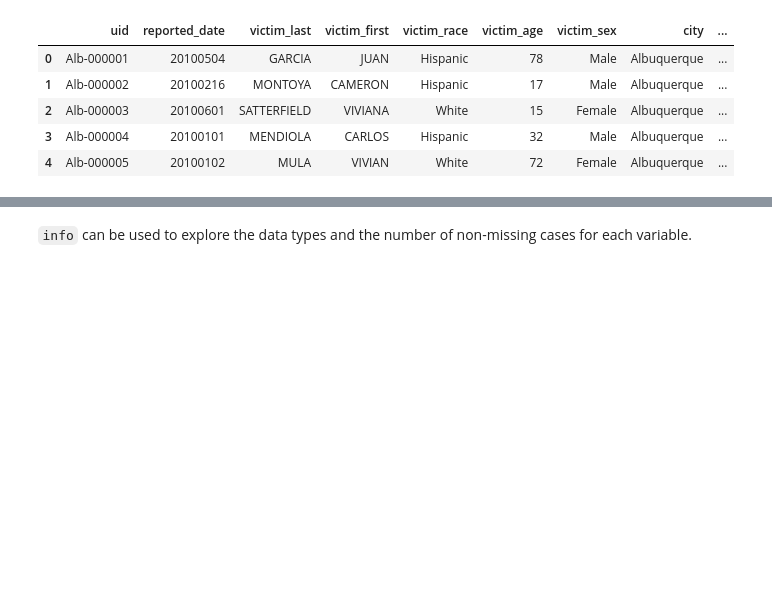
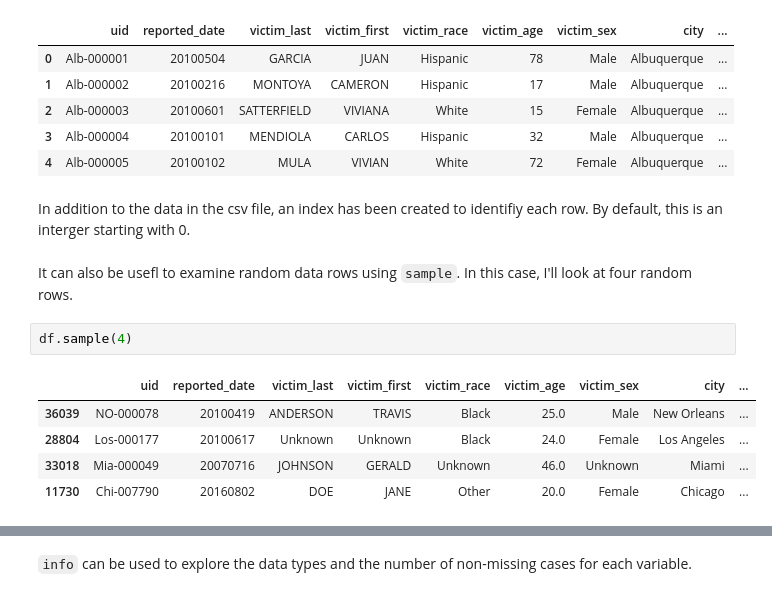
Before and after one commit to nealcaren/book1, a Jupyter notebook: content/pandas.ipynb, the cells around one changed output, grey strips where cells are left out. Drawn from its saved outputs; the diff is of its cells as text; blank space fills up the shorter version.

```diff
--- a/content/pandas.ipynb
+++ b/content/pandas.ipynb
@@ -89,4 +40,16 @@ df.head()
 | 2 | Alb-000003 | 20100601 | SATTERFIELD | VIVIANA | White | 15 | Female | Albuquerque | ... |
 | 3 | Alb-000004 | 20100101 | MENDIOLA | CARLOS | Hispanic | 32 | Male | Albuquerque | ... |
 | 4 | Alb-000005 | 20100102 | MULA | VIVIAN | White | 72 | Female | Albuquerque | ... |
+# %% [markdown]
+In addition to the data in the csv file, an index has been created to identifiy each row. By default, this is an interger starting with 0.
+# %% [markdown]
+It can also be usefl to examine random data rows using `sample`. In this case, I'll look at four random rows.
+# %%
+df.sample(4)
+# %% [output]
+|  | uid | reported_date | victim_last | victim_first | victim_race | victim_age | victim_sex | city | ... |
+| 36039 | NO-000078 | 20100419 | ANDERSON | TRAVIS | Black | 25.0 | Male | New Orleans | ... |
+| 28804 | Los-000177 | 20100617 | Unknown | Unknown | Black | 24.0 | Female | Los Angeles | ... |
+| 33018 | Mia-000049 | 20070716 | JOHNSON | GERALD | Unknown | 46.0 | Unknown | Miami | ... |
+| 11730 | Chi-007790 | 20160802 | DOE | JANE | Other | 20.0 | Female | Chicago | ... |
 # %% [markdown]
```
Also changed, not shown: parts of 49 cells of this notebook, 12 other files.
